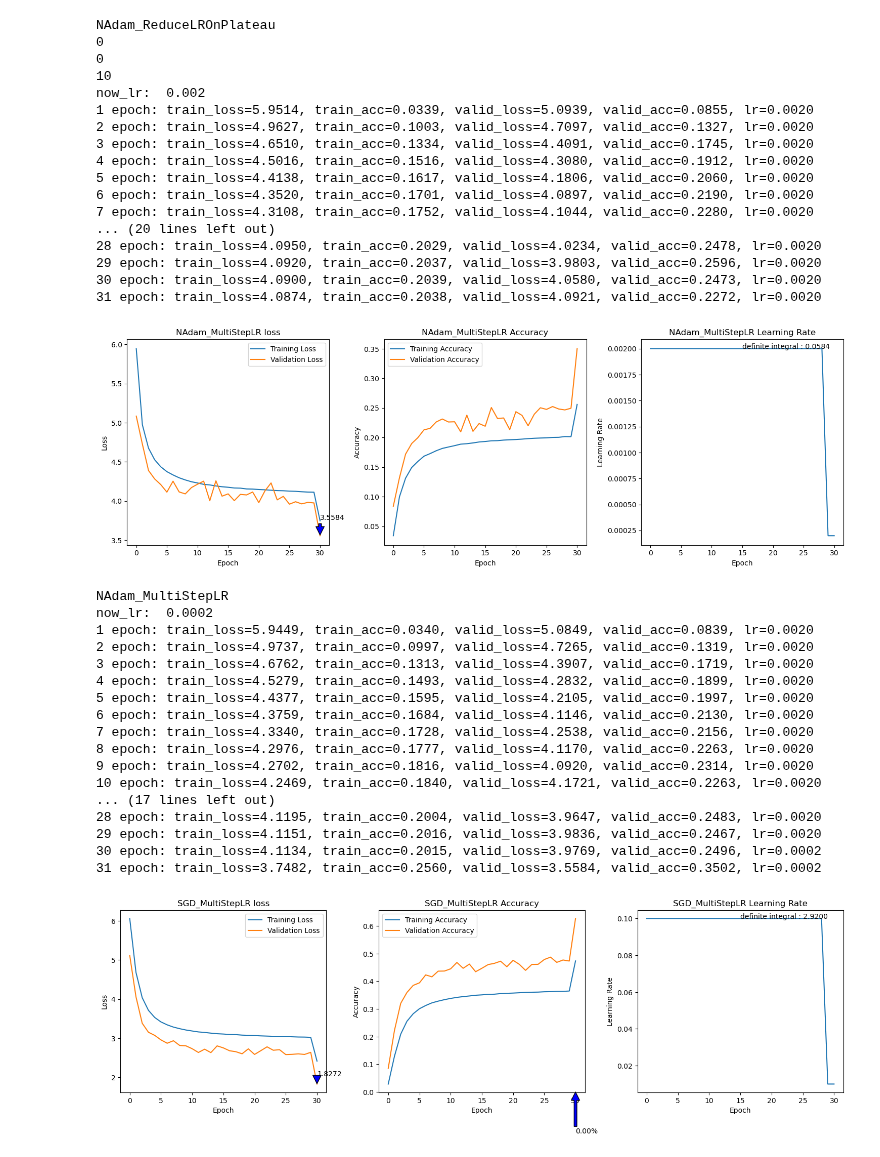
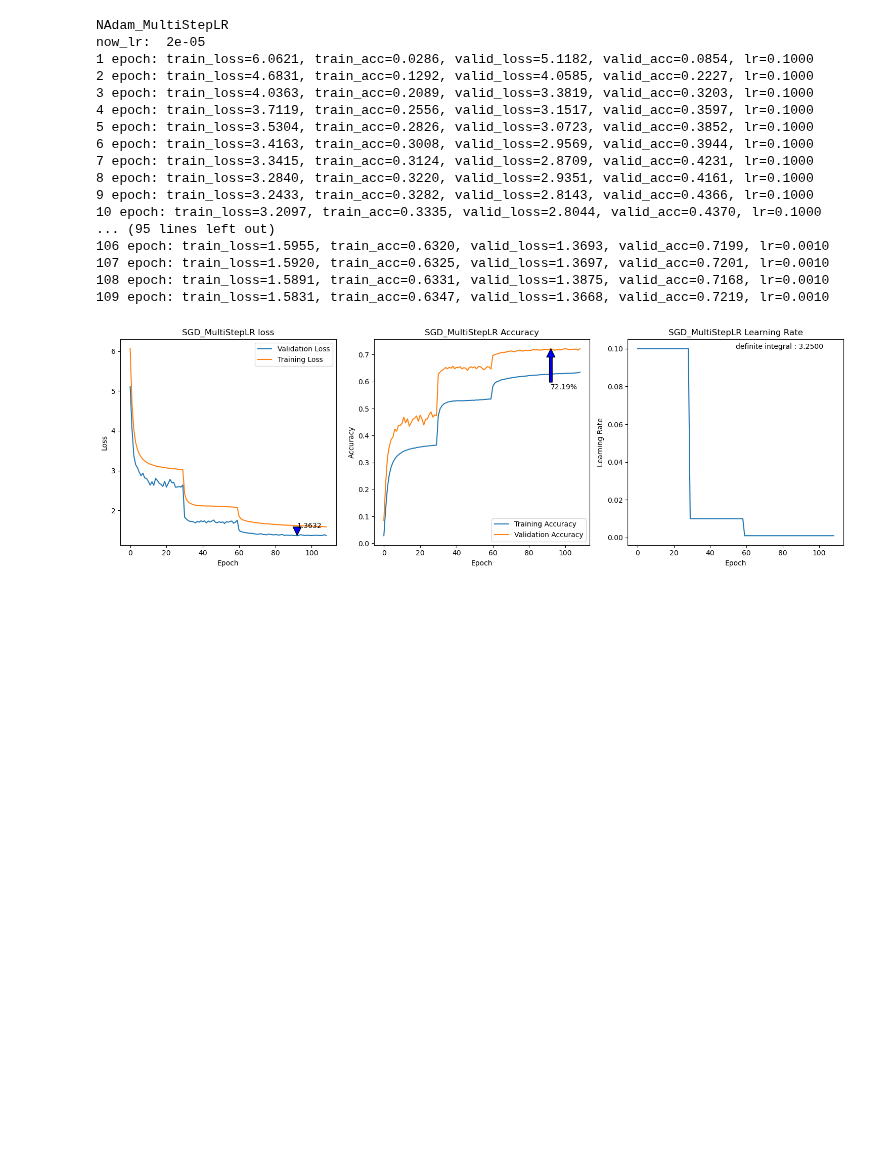
Before and after one commit to jiho264/MyResNet, a Jupyter notebook: models/2-5-MyResNet34_ImageNet2012_Multi/multi_log_viewer.ipynb, the cells around one changed output. Drawn from its saved outputs; the diff is of its cells as text; code cells hidden in the pictures; blank space fills up the shorter version.

```diff
--- a/models/2-5-MyResNet34_ImageNet2012_Multi/multi_log_viewer.ipynb
+++ b/models/2-5-MyResNet34_ImageNet2012_Multi/multi_log_viewer.ipynb
@@ -258,5 +82,5 @@ class Single_training(Single_model):
 # %%
 each_trainings = []
-for optim in optim_list:
-    for scheduler in scheduler_list:
-        each_trainings.append(Single_training(optim, scheduler))
+# for optim in optim_list:
+#     for scheduler in scheduler_list:
+#         each_trainings.append(SingleModelTrainingProcess(optim, scheduler))
@@ -409,18 +144,18 @@ plt.savefig(f"all.png")
 # %%
 for training in each_trainings:
     viewer = LogViewer(training.logs)
+    viewer.print_all()
     viewer.draw(
-        title=training.optim_name + "_" + training.scheduler_name,
+        title=training.optimizer_name + "_" + training.scheduler_name,
         min_marker=True,
         save=True,
         add_lr_plot=True,
     )
-    print(training.optim_name + "_" + training.scheduler_name)
+    print(training.optimizer_name + "_" + training.scheduler_name)
     if training.scheduler_name == "ReduceLROnPlateau":
         print(training.scheduler.num_bad_epochs)
         print(training.scheduler.cooldown_counter)
         print(training.scheduler.patience)
 
     print("now_lr: ", training.optimizer.param_groups[0]["lr"])
-    viewer.print_all()
 # %% [output]
@@ -428,37 +180,19 @@ for training in each_trainings:
-NAdam_ReduceLROnPlateau
-0
-0
-10
-now_lr:  0.002
-1 epoch: train_loss=5.9514, train_acc=0.0339, valid_loss=5.0939, valid_acc=0.0855, lr=0.0020
-2 epoch: train_loss=4.9627, train_acc=0.1003, valid_loss=4.7097, valid_acc=0.1327, lr=0.0020
-3 epoch: train_loss=4.6510, train_acc=0.1334, valid_loss=4.4091, valid_acc=0.1745, lr=0.0020
-4 epoch: train_loss=4.5016, train_acc=0.1516, valid_loss=4.3080, valid_acc=0.1912, lr=0.0020
-5 epoch: train_loss=4.4138, train_acc=0.1617, valid_loss=4.1806, valid_acc=0.2060, lr=0.0020
-6 epoch: train_loss=4.3520, train_acc=0.1701, valid_loss=4.0897, valid_acc=0.2190, lr=0.0020
-7 epoch: train_loss=4.3108, train_acc=0.1752, valid_loss=4.1044, valid_acc=0.2280, lr=0.0020
-... (20 lines left out)
-28 epoch: train_loss=4.0950, train_acc=0.2029, valid_loss=4.0234, valid_acc=0.2478, lr=0.0020
-29 epoch: train_loss=4.0920, train_acc=0.2037, valid_loss=3.9803, valid_acc=0.2596, lr=0.0020
-30 epoch: train_loss=4.0900, train_acc=0.2039, valid_loss=4.0580, valid_acc=0.2473, lr=0.0020
-31 epoch: train_loss=4.0874, train_acc=0.2038, valid_loss=4.0921, valid_acc=0.2272, lr=0.0020
+NAdam_MultiStepLR
+now_lr:  2e-05
+1 epoch: train_loss=6.0621, train_acc=0.0286, valid_loss=5.1182, valid_acc=0.0854, lr=0.1000
+2 epoch: train_loss=4.6831, train_acc=0.1292, valid_loss=4.0585, valid_acc=0.2227, lr=0.1000
+3 epoch: train_loss=4.0363, train_acc=0.2089, valid_loss=3.3819, valid_acc=0.3203, lr=0.1000
+4 epoch: train_loss=3.7119, train_acc=0.2556, valid_loss=3.1517, valid_acc=0.3597, lr=0.1000
+5 epoch: train_loss=3.5304, train_acc=0.2826, valid_loss=3.0723, valid_acc=0.3852, lr=0.1000
+6 epoch: train_loss=3.4163, train_acc=0.3008, valid_loss=2.9569, valid_acc=0.3944, lr=0.1000
+7 epoch: train_loss=3.3415, train_acc=0.3124, valid_loss=2.8709, valid_acc=0.4231, lr=0.1000
+8 epoch: train_loss=3.2840, train_acc=0.3220, valid_loss=2.9351, valid_acc=0.4161, lr=0.1000
+9 epoch: train_loss=3.2433, train_acc=0.3282, valid_loss=2.8143, valid_acc=0.4366, lr=0.1000
+10 epoch: train_loss=3.2097, train_acc=0.3335, valid_loss=2.8044, valid_acc=0.4370, lr=0.1000
+... (95 lines left out)
+106 epoch: train_loss=1.5955, train_acc=0.6320, valid_loss=1.3693, valid_acc=0.7199, lr=0.0010
+107 epoch: train_loss=1.5920, train_acc=0.6325, valid_loss=1.3697, valid_acc=0.7201, lr=0.0010
+108 epoch: train_loss=1.5891, train_acc=0.6331, valid_loss=1.3875, valid_acc=0.7168, lr=0.0010
+109 epoch: train_loss=1.5831, train_acc=0.6347, valid_loss=1.3668, valid_acc=0.7219, lr=0.0010
-[figure, old version]
+[figure, new version]
-NAdam_MultiStepLR
-now_lr:  0.0002
-1 epoch: train_loss=5.9449, train_acc=0.0340, valid_loss=5.0849, valid_acc=0.0839, lr=0.0020
-2 epoch: train_loss=4.9737, train_acc=0.0997, valid_loss=4.7265, valid_acc=0.1319, lr=0.0020
-3 epoch: train_loss=4.6762, train_acc=0.1313, valid_loss=4.3907, valid_acc=0.1719, lr=0.0020
-4 epoch: train_loss=4.5279, train_acc=0.1493, valid_loss=4.2832, valid_acc=0.1899, lr=0.0020
-5 epoch: train_loss=4.4377, train_acc=0.1595, valid_loss=4.2105, valid_acc=0.1997, lr=0.0020
-6 epoch: train_loss=4.3759, train_acc=0.1684, valid_loss=4.1146, valid_acc=0.2130, lr=0.0020
-7 epoch: train_loss=4.3340, train_acc=0.1728, valid_loss=4.2538, valid_acc=0.2156, lr=0.0020
-8 epoch: train_loss=4.2976, train_acc=0.1777, valid_loss=4.1170, valid_acc=0.2263, lr=0.0020
-9 epoch: train_loss=4.2702, train_acc=0.1816, valid_loss=4.0920, valid_acc=0.2314, lr=0.0020
-10 epoch: train_loss=4.2469, train_acc=0.1840, valid_loss=4.1721, valid_acc=0.2263, lr=0.0020
-... (17 lines left out)
-28 epoch: train_loss=4.1195, train_acc=0.2004, valid_loss=3.9647, valid_acc=0.2483, lr=0.0020
-29 epoch: train_loss=4.1151, train_acc=0.2016, valid_loss=3.9836, valid_acc=0.2467, lr=0.0020
-30 epoch: train_loss=4.1134, train_acc=0.2015, valid_loss=3.9769, valid_acc=0.2496, lr=0.0002
-31 epoch: train_loss=3.7482, train_acc=0.2560, valid_loss=3.5584, valid_acc=0.3502, lr=0.0002
-[figure, removed]
 SGD_MultiStepLR
```
Also changed, not shown: parts of 9 cells of this notebook, 8 other files.
